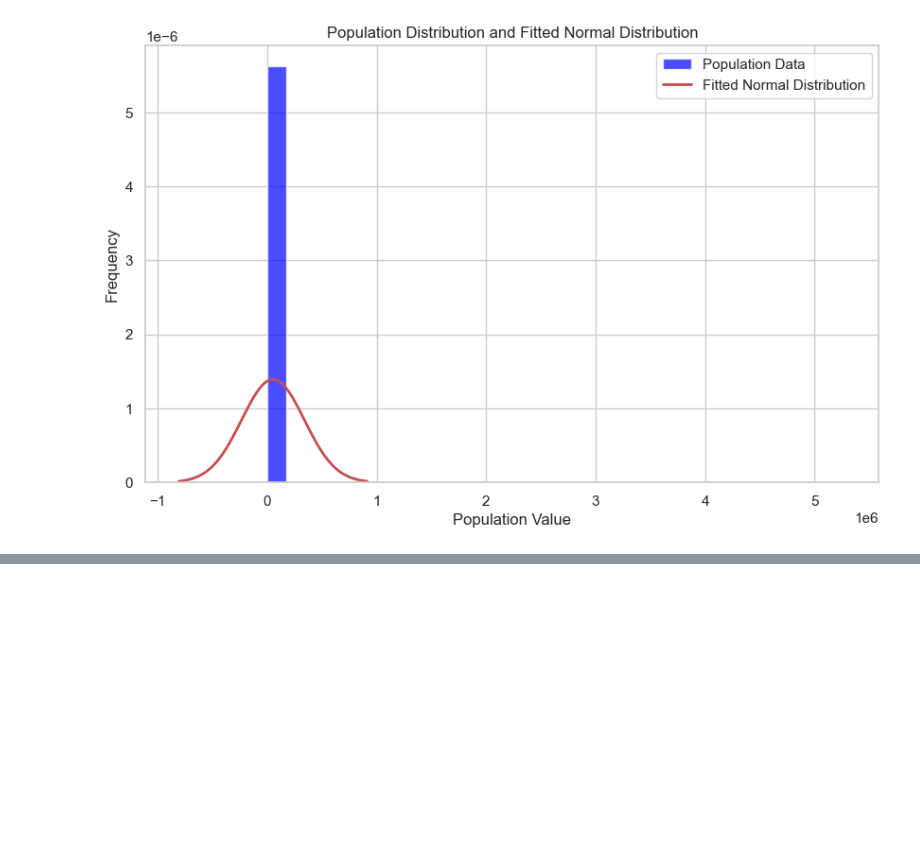
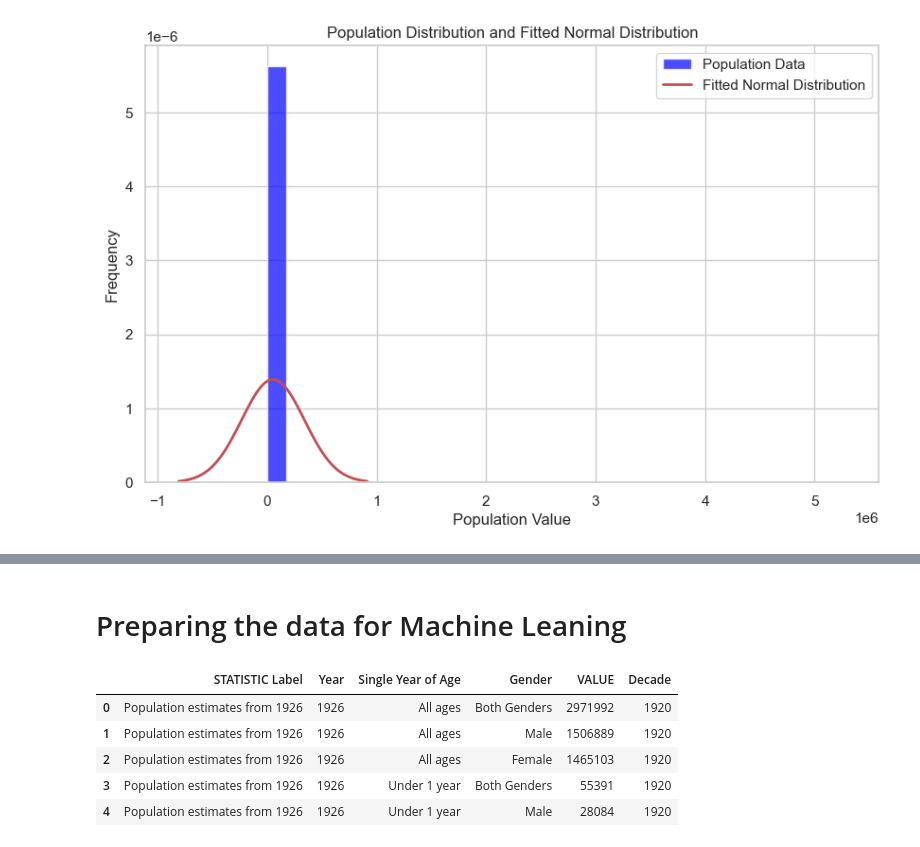
Before and after one commit to kalyanicct/DA-CA1, a Jupyter notebook: population.ipynb, the cells around one changed output, grey strips where cells are left out. Saved outputs shown, nothing was run; the diff lists cells and outputs as text; code cells hidden in the pictures; blank space fills up the shorter version.

```diff
--- a/population.ipynb
+++ b/population.ipynb
@@ -298,29 +230,0 @@ plt.show()
-# %%
-# Creating a dictionary to map age groups to their corresponding age ranges
-age_group_mapping = {
-    "All ages": "All ages",
-    "Under 1 year": "0-1",
-    "1 year to 98 years": "1-98",
-    "99 years and over": "99+"
-}
-
-# Maping the Single Year of Age column to age groups using the dictionary
-df['Age Group'] = df['Single Year of Age'].map(age_group_mapping)
-
-# Defining the order of the x-axis
-order = ["0-1", "1-98", "99+", "All ages"]
-
-# Grouping the data by Age Group and sum the VALUE column for each group
-age_group_distribution = df[df['Age Group'] != "1-98"].groupby('Age Group')['VALUE'].sum().reindex(order, fill_value=0)
-
-# Calculating the sum for the 1-98 age group by filtering for ages within that range
-age_1_to_98_sum = df[(df['Single Year of Age'] != "All ages") & (df['Single Year of Age'] != "Under 1 year") & (df['Single Year of Age'] != "99 years and over")]['VALUE'].sum()
-age_group_distribution['1-98'] = age_1_to_98_sum
-
-# Creating a bar plot to visualize the data distribution by age group
-plt.figure(figsize=(10, 6))
-plt.bar(age_group_distribution.index, age_group_distribution.values)
-plt.xlabel('Age Group')
-plt.ylabel('Population')
-plt.title('Data Distribution by Age Group')
-plt.show()
@@ -330,0 +304,11 @@ plt.show()
+# %% [markdown]
+# Preparing the data for Machine Leaning
+# %%
+df.head()
+# %% [output]
+|  | STATISTIC Label | Year | Single Year of Age | Gender | VALUE | Decade |
+| 0 | Population estimates from 1926 | 1926 | All ages | Both Genders | 2971992 | 1920 |
+| 1 | Population estimates from 1926 | 1926 | All ages | Male | 1506889 | 1920 |
+| 2 | Population estimates from 1926 | 1926 | All ages | Female | 1465103 | 1920 |
+| 3 | Population estimates from 1926 | 1926 | Under 1 year | Both Genders | 55391 | 1920 |
+| 4 | Population estimates from 1926 | 1926 | Under 1 year | Male | 28084 | 1920 |
```
Also changed, not shown: parts of 25 cells of this notebook.
